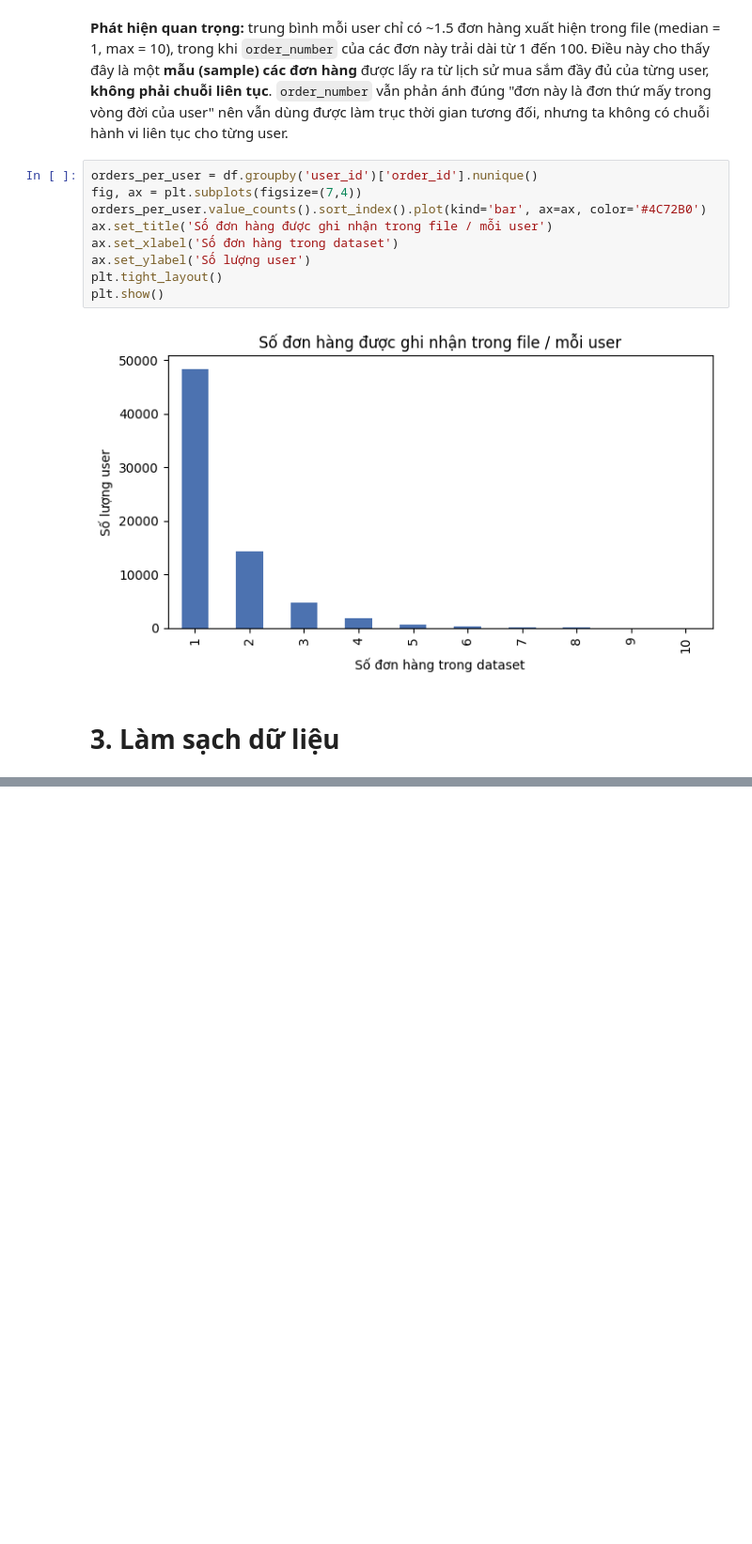
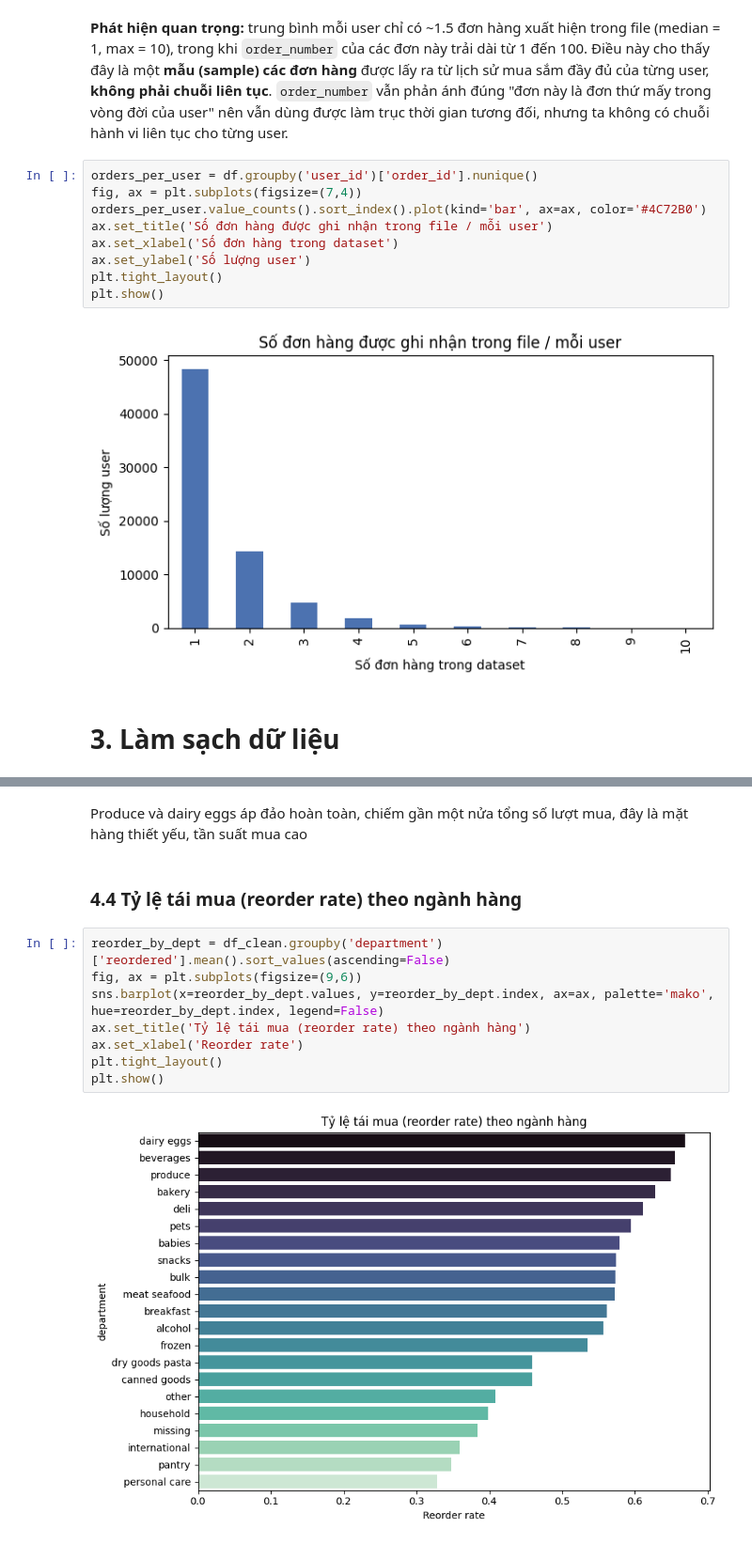
Before and after one commit to nguyenquynhanh10267-debug/Machine-Learning, a Jupyter notebook: taobao_behaviour/data_cleaning.ipynb, the cells around one changed output, grey strips where cells are left out. Shown at 94% size. Saved outputs shown, nothing was run; the diff lists cells and outputs as text; blank space fills up the shorter version.

```diff
--- a/taobao_behaviour/data_cleaning.ipynb
+++ b/taobao_behaviour/data_cleaning.ipynb
@@ -175,0 +263,14 @@ Shape sau khi làm sạch: (1048574, 12)
+# %% [markdown]
+Produce và dairy eggs áp đảo hoàn toàn, chiếm gần một nửa tổng số lượt mua, đây là mặt hàng thiết yếu, tần suất mua cao
+# %% [markdown]
+### 4.4 Tỷ lệ tái mua (reorder rate) theo ngành hàng
+# %%
+reorder_by_dept = df_clean.groupby('department')['reordered'].mean().sort_values(ascending=False)
+fig, ax = plt.subplots(figsize=(9,6))
+sns.barplot(x=reorder_by_dept.values, y=reorder_by_dept.index, ax=ax, palette='mako', hue=reorder_by_dept.index, legend=False)
+ax.set_title('Tỷ lệ tái mua (reorder rate) theo ngành hàng')
+ax.set_xlabel('Reorder rate')
+plt.tight_layout()
+plt.show()
+# %% [output]
+[figure, added]
```
Also changed, not shown: parts of 20 cells of this notebook, 1 other file.
